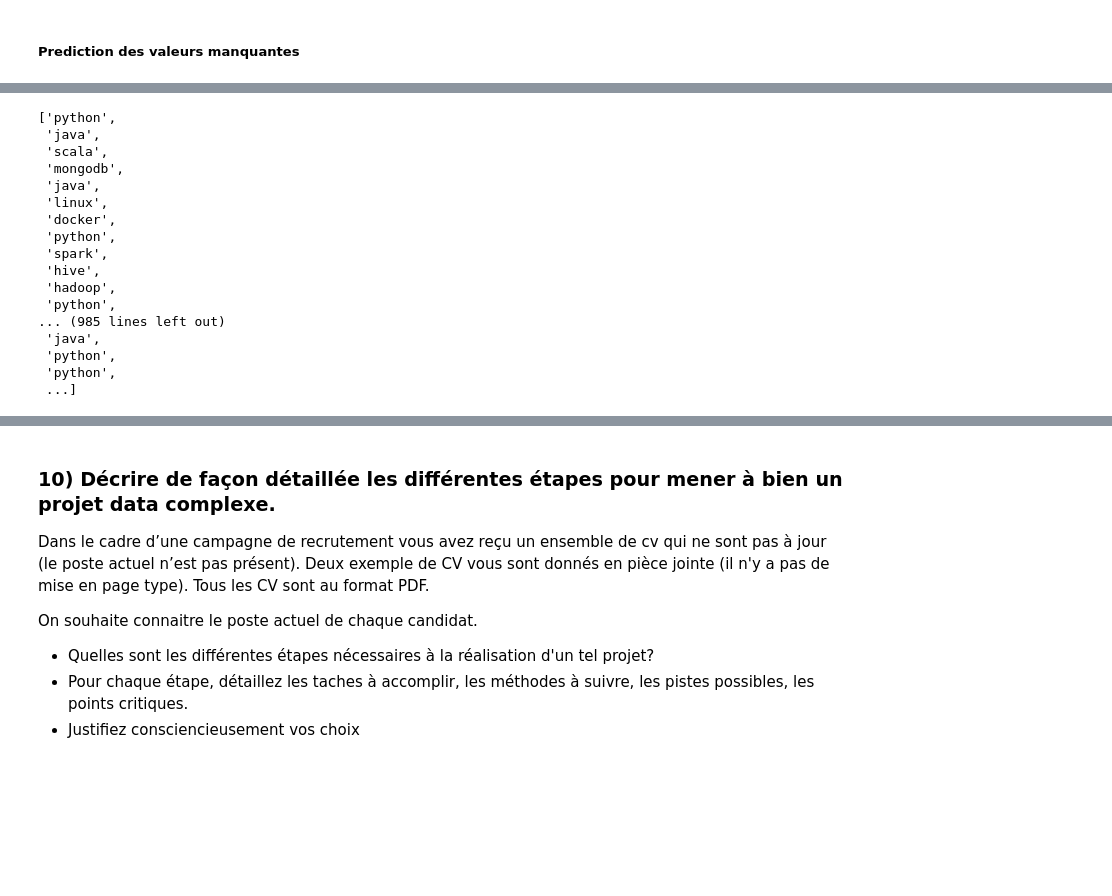
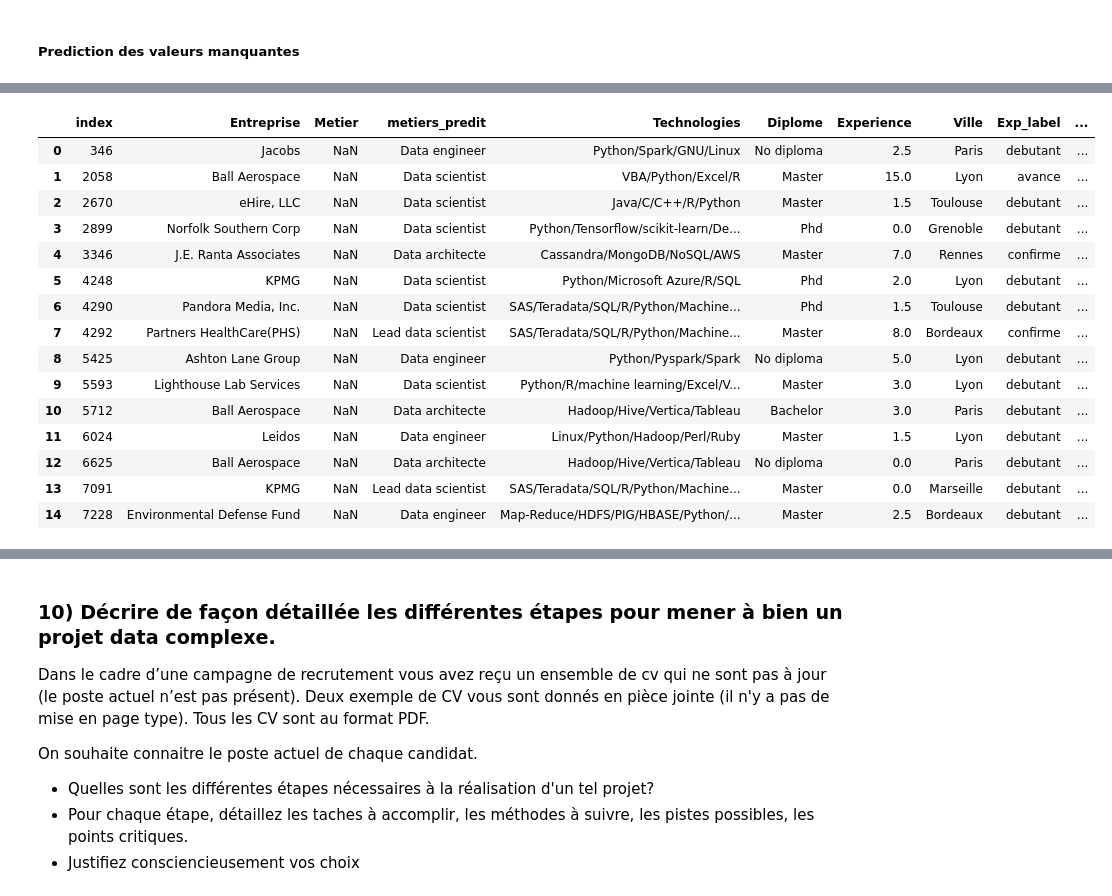
Before and after one commit to AngeKouame/AGILA-DATASET, a Jupyter notebook: Test_Technique_ML.ipynb, the cells around one changed output, grey strips where cells are left out. Saved outputs shown, nothing was run; the diff lists cells and outputs as text; code cells hidden in the pictures; blank space fills up the shorter version.

```diff
--- a/Test_Technique_ML.ipynb
+++ b/Test_Technique_ML.ipynb
@@ -763,0 +699,24 @@ Le choix de <b> GridSearchCV </b> par rapport à <b> RandomizedGridSearchCV </b>
+# %%
+# tester avec un ensemble de variable qui me semblent pertinente compte tenu de la classification
+# à effectuer
+single_frame_selector = ['Diplome', 'Exp_label', 'Hautes_etudes', 'profil_technique_kmean']
+multiple_frame_selector = 'Technologies_reelles'
+ratio_test = 0.2
+numerique_df, metier_manquant = dummies_categorical_var(single_frame_selector, multiple_frame_selector,
+                                                        df)
+strat_train_set, y_train_set, strat_test_set, y_test_set = diviser_dataset(df, numerique_df, ratio_test, 'Metier' )
+# %%
+# Number of trees in random forest
+n_estimators = [int(x) for x in np.linspace(start = 10, stop = 100, num = 50)]
+# Number of features to consider at every split
+max_features =['auto', 'log2',None]
+# Method of selecting samples for training each tree
+bootstrap = [True, False]
+
+grid_search = {'n_estimators': n_estimators,
+               'max_features': max_features,
+               'bootstrap': bootstrap}
+
+repartition_dataset = (strat_train_set, y_train_set, strat_test_set, y_test_set)
+chosen_model, confusion_matrice = evaluate_random_forest_performance(grid_search, repartition_dataset)
+print('matrice de confusion \n {} '.format(confusion_matrice))
@@ -769,6 +749,0 @@ pred_classes_manquantes = chosen_model.predict(metier_manquant)
-# %%
-# ajouter dans le dataset les metiers predits
-metiers_manquant.insert(2,'metiers_predit', pred_classes_manquantes)
-# %%
-# re ordonner les index du dataset
-metiers_manquant = metiers_manquant.reset_index()
@@ -803,20 +750,21 @@ plotting_most_used_technologies(5, liste_des_logiciels_utilises_1)
-# %%
-liste_des_logiciels_utilises_1
-# %% [output]
-['python',
- 'java',
- 'scala',
- 'mongodb',
- 'java',
- 'linux',
- 'docker',
- 'python',
- 'spark',
- 'hive',
- 'hadoop',
- 'python',
-... (985 lines left out)
- 'java',
- 'python',
- 'python',
- ...]
+# %%
+metiers_a_predire = prediction_metier_manquants(metiers_manquant, metier_manquant, chosen_model)
+#avoir un apercu des predictions à effectuer
+metiers_a_predire.head(15)
+# %% [output]
+|  | index | Entreprise | Metier | metiers_predit | Technologies | Diplome | Experience | Ville | Exp_label | ... |
+| 0 | 346 | Jacobs | NaN | Data engineer | Python/Spark/GNU/Linux | No diploma | 2.5 | Paris | debutant | ... |
+| 1 | 2058 | Ball Aerospace | NaN | Data scientist | VBA/Python/Excel/R | Master | 15.0 | Lyon | avance | ... |
+| 2 | 2670 | eHire, LLC | NaN | Data scientist | Java/C/C++/R/Python | Master | 1.5 | Toulouse | debutant | ... |
+| 3 | 2899 | Norfolk Southern Corp | NaN | Data scientist | Python/Tensorflow/scikit-learn/De... | Phd | 0.0 | Grenoble | debutant | ... |
+| 4 | 3346 | J.E. Ranta Associates | NaN | Data architecte | Cassandra/MongoDB/NoSQL/AWS | Master | 7.0 | Rennes | confirme | ... |
+| 5 | 4248 | KPMG | NaN | Data scientist | Python/Microsoft Azure/R/SQL | Phd | 2.0 | Lyon | debutant | ... |
+| 6 | 4290 | Pandora Media, Inc. | NaN | Data scientist | SAS/Teradata/SQL/R/Python/Machine... | Phd | 1.5 | Toulouse | debutant | ... |
+| 7 | 4292 | Partners HealthCare(PHS) | NaN | Lead data scientist | SAS/Teradata/SQL/R/Python/Machine... | Master | 8.0 | Bordeaux | confirme | ... |
+| 8 | 5425 | Ashton Lane Group | NaN | Data engineer | Python/Pyspark/Spark | No diploma | 5.0 | Lyon | debutant | ... |
+| 9 | 5593 | Lighthouse Lab Services | NaN | Data scientist | Python/R/machine learning/Excel/V... | Master | 3.0 | Lyon | debutant | ... |
+| 10 | 5712 | Ball Aerospace | NaN | Data architecte | Hadoop/Hive/Vertica/Tableau | Bachelor | 3.0 | Paris | debutant | ... |
+| 11 | 6024 | Leidos | NaN | Data engineer | Linux/Python/Hadoop/Perl/Ruby | Master | 1.5 | Lyon | debutant | ... |
+| 12 | 6625 | Ball Aerospace | NaN | Data architecte | Hadoop/Hive/Vertica/Tableau | No diploma | 0.0 | Paris | debutant | ... |
+| 13 | 7091 | KPMG | NaN | Lead data scientist | SAS/Teradata/SQL/R/Python/Machine... | Master | 0.0 | Marseille | debutant | ... |
+| 14 | 7228 | Environmental Defense Fund | NaN | Data engineer | Map-Reduce/HDFS/PIG/HBASE/Python/... | Master | 2.5 | Bordeaux | debutant | ... |
```
Also changed, not shown: parts of 45 cells of this notebook.
